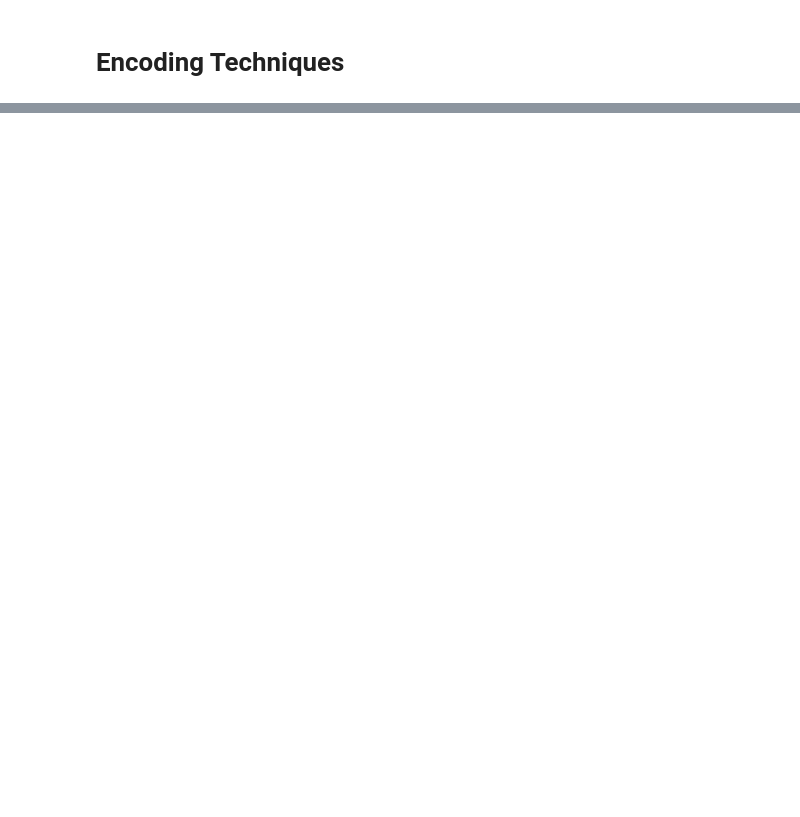
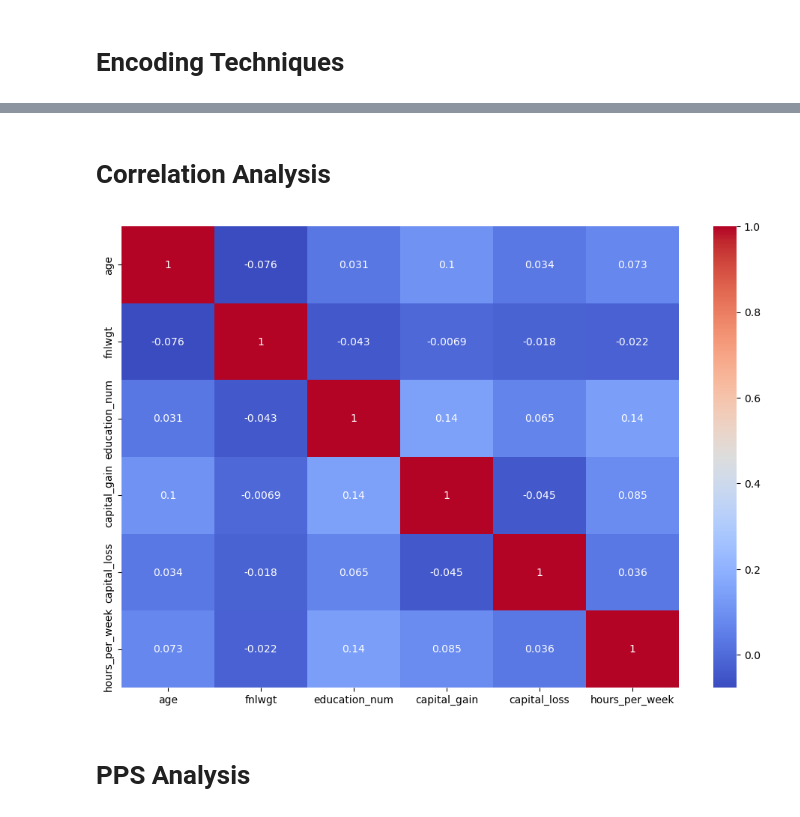
Before and after one commit to ramanagendra/Jupyter_notebooks, a Jupyter notebook: EDA2.ipynb, the cells around one changed output, grey strips where cells are left out. Cells and saved outputs as stored; diff of their text form; code cells hidden in the pictures; blank space fills up the shorter version.

```diff
--- a/EDA2.ipynb
+++ b/EDA2.ipynb
@@ -230,0 +399,16 @@ SyntaxError: invalid syntax (2830201818.py, line 1)
+# %% [markdown]
+# Correlation Analysis
+# %%
+plt.figure(figsize=(12,8))
+
+sns.heatmap(
+    df_clean[numerical_cols].corr(),
+    annot=True,
+    cmap='coolwarm'
+)
+
+plt.show()
+# %% [output]
+[figure, added]
+# %% [markdown]
+# PPS Analysis
```
Also changed, not shown: parts of 29 cells of this notebook.
